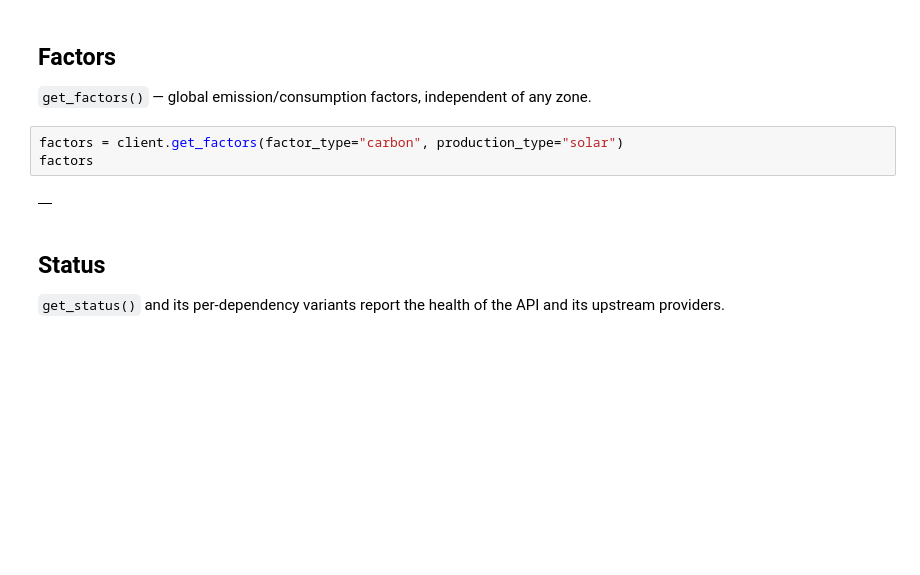
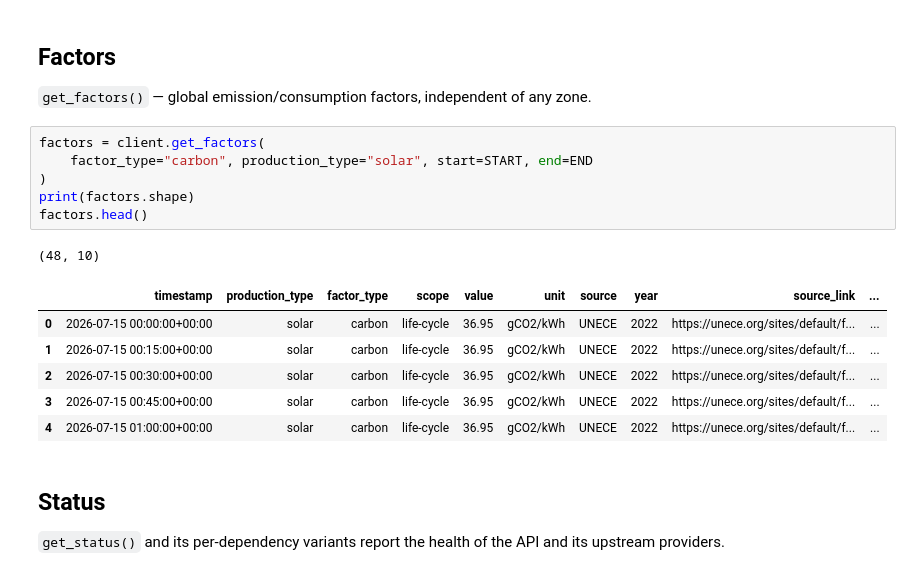
Before and after one commit to wattnet/wattnet-client-python, a Jupyter notebook: examples/quickstart.ipynb, the cells around one changed output. Saved outputs shown, nothing was run; the diff lists cells and outputs as text; blank space fills up the shorter version.

```diff
--- a/examples/quickstart.ipynb
+++ b/examples/quickstart.ipynb
@@ -325,10 +325,19 @@ impact_share.head()
 
 `get_factors()` — global emission/consumption factors, independent of any zone.
 # %%
-factors = client.get_factors(factor_type="carbon", production_type="solar")
-factors
+factors = client.get_factors(
+    factor_type="carbon", production_type="solar", start=START, end=END
+)
+print(factors.shape)
+factors.head()
 # %% [output]
+(48, 10)
-|  |
+|  | timestamp | production_type | factor_type | scope | value | unit | source | year | source_link | ... |
+| 0 | 2026-07-15 00:00:00+00:00 | solar | carbon | life-cycle | 36.95 | gCO2/kWh | UNECE | 2022 | https://unece.org/sites/default/f... | ... |
+| 1 | 2026-07-15 00:15:00+00:00 | solar | carbon | life-cycle | 36.95 | gCO2/kWh | UNECE | 2022 | https://unece.org/sites/default/f... | ... |
+| 2 | 2026-07-15 00:30:00+00:00 | solar | carbon | life-cycle | 36.95 | gCO2/kWh | UNECE | 2022 | https://unece.org/sites/default/f... | ... |
+| 3 | 2026-07-15 00:45:00+00:00 | solar | carbon | life-cycle | 36.95 | gCO2/kWh | UNECE | 2022 | https://unece.org/sites/default/f... | ... |
+| 4 | 2026-07-15 01:00:00+00:00 | solar | carbon | life-cycle | 36.95 | gCO2/kWh | UNECE | 2022 | https://unece.org/sites/default/f... | ... |
 # %% [markdown]
 ## Status
 
```
Also changed, not shown: parts of 18 cells of this notebook, 6 other files.
